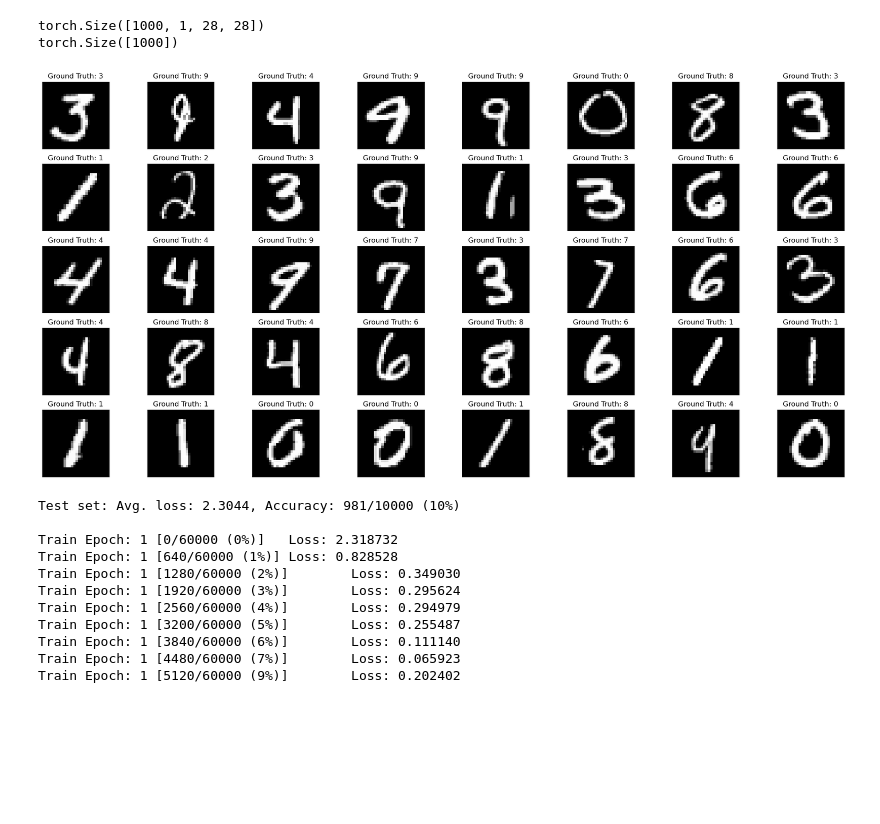
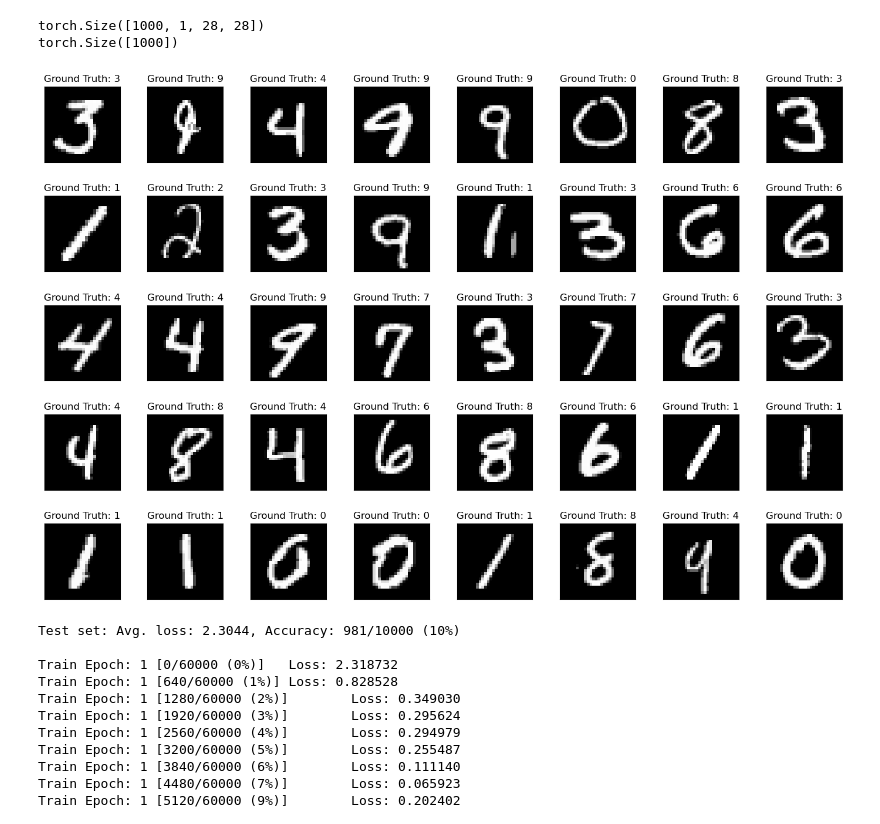
Before and after one commit to nikh-str/training, a Jupyter notebook: classification.ipynb, the cells around one changed output. Drawn from its saved outputs; the diff is of its cells as text; code cells hidden in the pictures; blank space fills up the shorter version.

```diff
--- a/classification.ipynb
+++ b/classification.ipynb
@@ -84,16 +85,16 @@ torch.Size([1000])
 # %%
 import matplotlib.pyplot as plt
 
-fig = plt.figure(figsize=(20, 10))
+fig = plt.figure(figsize=(14, 10))
 for i in range(40):
   plt.subplot(5,8,i+1)
   plt.tight_layout()
   plt.imshow(example_data[i][0], cmap='gray', interpolation='none')
   plt.title("Ground Truth: {}".format(example_targets[i]))
   plt.xticks([])
   plt.yticks([])
 # %% [output]
-[figure, old version]
+[figure, new version]
 # %%
 import torch.nn as nn
 import torch.nn.functional as F
```
Also changed, not shown: parts of 5 cells of this notebook.
